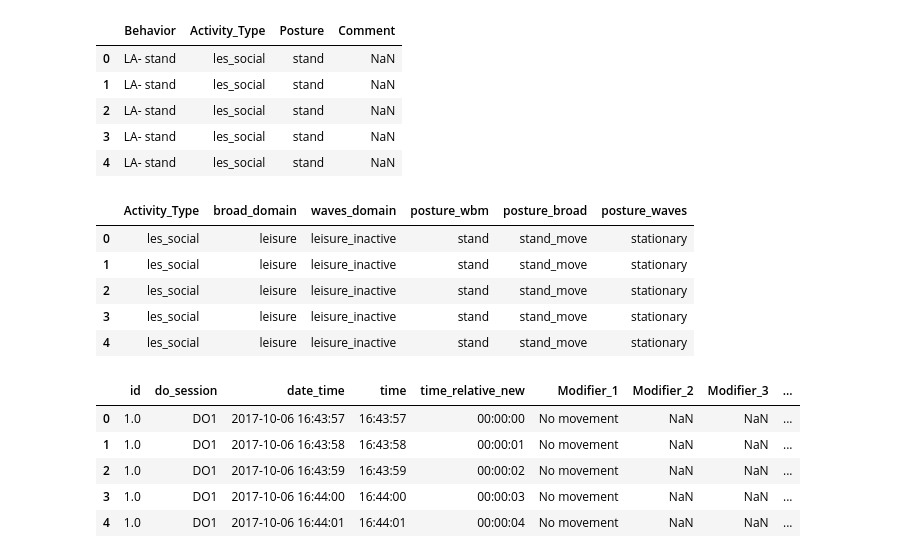
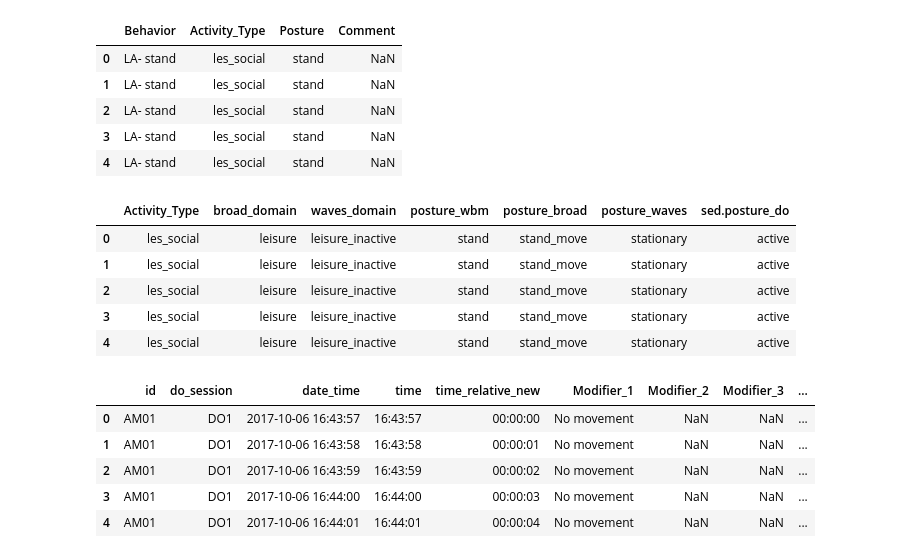
Before and after one commit to CameronWafer/WAVES, a Jupyter notebook: AM Full Code/AM_restart1.ipynb, the cells around one changed output. Drawn from its saved outputs; the diff is of its cells as text; code cells hidden in the pictures.

Commit message:
big updates, see docs WAVES Update 2/20/2026-3/3/2026

```diff
--- a/AM Full Code/AM_restart1.ipynb
+++ b/AM Full Code/AM_restart1.ipynb
@@ -875,46 +907,73 @@ activity_domain_map = {
 sec_by_sec["broad_domain"] = sec_by_sec["Activity_Type"].map(lambda x: activity_domain_map.get(x, (pd.NA, pd.NA))[0])
 sec_by_sec["waves_domain"] = sec_by_sec["Activity_Type"].map(lambda x: activity_domain_map.get(x, (pd.NA, pd.NA))[1])
 
+# Any refined sport labels (EX-*) should stay in exercise / active_time.
+ex_dyn_mask = sec_by_sec["Activity_Type"].astype("string").str.startswith("EX-").fillna(False)
+sec_by_sec.loc[ex_dyn_mask, "broad_domain"] = "exercise"
+sec_by_sec.loc[ex_dyn_mask, "waves_domain"] = "active_time"
+
 # Rename Posture -> posture_wbm if needed
 if "Posture" in sec_by_sec.columns and "posture_wbm" not in sec_by_sec.columns:
     sec_by_sec = sec_by_sec.rename(columns={"Posture": "posture_wbm"})
 
 # posture_wbm -> posture_broad / posture_waves
 posture_map = {
     "sitting": ("sedentary", "sedentary"),
     "lying": ("sedentary", "sedentary"),
     "kneel_squat": ("sedentary", "stationary"),
     "stretch": ("sport", "mixed_movement"),
     "stand": ("stand_move", "stationary"),
     "stand_move": ("stand_move", "stationary"),
     "walk": ("walk", "walking"),
     "walk_load": ("mod_walk", "walking"),
     "ascend": ("mod_walk", "mixed_movement"),
     "descend": ("mod_walk", "mixed_movement"),
     "running": ("running", "running"),
     "biking": ("biking", "cycling"),
     "sport_move": ("sport", "mixed_movement"),
     "muscle_strength": ("sport", "mixed_movement"),
     "not_coded": ("not_coded", "not_coded"),
 }
 
 sec_by_sec["posture_broad"] = sec_by_sec["posture_wbm"].map(lambda x: posture_map.get(x, (pd.NA, pd.NA))[0])
 sec_by_sec["posture_waves"] = sec_by_sec["posture_wbm"].map(lambda x: posture_map.get(x, (pd.NA, pd.NA))[1])
 
 # Sitting rule override for posture_waves
 is_sitting = sec_by_sec["posture_wbm"].eq("sitting")
 trav_mask = sec_by_sec["Activity_Type"].isin(["trav_drive", "trav_pass"])
 sec_by_sec.loc[is_sitting & trav_mask, "posture_waves"] = "sed_drive"
 sec_by_sec.loc[is_sitting & ~trav_mask, "posture_waves"] = "sedentary"
 
-sec_by_sec[["Activity_Type", "broad_domain", "waves_domain", "posture_wbm", "posture_broad", "posture_waves"]].head()
+# posture_wbm -> sed.posture_do (user-specified mapping)
+# sitting is split by activity type into sed_drive vs sedentary
+sed_posture_map = {
+    "lying": "sedentary",
+    "kneel_squat": "active",
+    "stretch": "active",
+    "stand": "active",
+    "stand_move": "active",
+    "walk": "active",
+    "walk_load": "active",
+    "ascend": "active",
+    "descend": "active",
+    "running": "active",
+    "biking": "active",
+    "sport_move": "active",
+    "muscle_strength": "active",
+    "not_coded": "active",
+}
+sec_by_sec["sed.posture_do"] = sec_by_sec["posture_wbm"].map(sed_posture_map)
+sec_by_sec.loc[is_sitting & trav_mask, "sed.posture_do"] = "sed_drive"
+sec_by_sec.loc[is_sitting & ~trav_mask, "sed.posture_do"] = "sedentary"
+
+sec_by_sec[["Activity_Type", "broad_domain", "waves_domain", "posture_wbm", "posture_broad", "posture_waves", "sed.posture_do"]].head()
 # %% [output]
-|  | Activity_Type | broad_domain | waves_domain | posture_wbm | posture_broad | posture_waves |
-| 0 | les_social | leisure | leisure_inactive | stand | stand_move | stationary |
-| 1 | les_social | leisure | leisure_inactive | stand | stand_move | stationary |
-| 2 | les_social | leisure | leisure_inactive | stand | stand_move | stationary |
-| 3 | les_social | leisure | leisure_inactive | stand | stand_move | stationary |
-| 4 | les_social | leisure | leisure_inactive | stand | stand_move | stationary |
+|  | Activity_Type | broad_domain | waves_domain | posture_wbm | posture_broad | posture_waves | sed.posture_do |
+| 0 | les_social | leisure | leisure_inactive | stand | stand_move | stationary | active |
+| 1 | les_social | leisure | leisure_inactive | stand | stand_move | stationary | active |
+| 2 | les_social | leisure | leisure_inactive | stand | stand_move | stationary | active |
+| 3 | les_social | leisure | leisure_inactive | stand | stand_move | stationary | active |
+| 4 | les_social | leisure | leisure_inactive | stand | stand_move | stationary | active |
 # %%
 # ------------------------------------------------------------
 # Final clean dataframe for WAVES
@@ -937,6 +996,7 @@ cols_order = [
     "waves_domain",
     "posture_broad",
     "posture_waves",
+    "sed.posture_do",
 ]
 
 waves_df_clean = sec_by_sec[[c for c in cols_order if c in sec_by_sec.columns]].copy()
@@ -946,11 +1006,12 @@ if "id" in waves_df_clean.columns:
     id_num = pd.to_numeric(waves_df_clean["id"], errors="coerce").astype("Int64")
     waves_df_clean["id"] = id_num.map(lambda x: f"AM{int(x):02d}" if pd.notna(x) else pd.NA)
 
+waves_df_clean_test = waves_df_clean.copy()
 waves_df_clean.head()
 # %% [output]
 |  | id | do_session | date_time | time | time_relative_new | Modifier_1 | Modifier_2 | Modifier_3 | ... |
-| 0 | 1.0 | DO1 | 2017-10-06 16:43:57 | 16:43:57 | 00:00:00 | No movement | NaN | NaN | ... |
-| 1 | 1.0 | DO1 | 2017-10-06 16:43:58 | 16:43:58 | 00:00:01 | No movement | NaN | NaN | ... |
-| 2 | 1.0 | DO1 | 2017-10-06 16:43:59 | 16:43:59 | 00:00:02 | No movement | NaN | NaN | ... |
-| 3 | 1.0 | DO1 | 2017-10-06 16:44:00 | 16:44:00 | 00:00:03 | No movement | NaN | NaN | ... |
-| 4 | 1.0 | DO1 | 2017-10-06 16:44:01 | 16:44:01 | 00:00:04 | No movement | NaN | NaN | ... |
+| 0 | AM01 | DO1 | 2017-10-06 16:43:57 | 16:43:57 | 00:00:00 | No movement | NaN | NaN | ... |
+| 1 | AM01 | DO1 | 2017-10-06 16:43:58 | 16:43:58 | 00:00:01 | No movement | NaN | NaN | ... |
+| 2 | AM01 | DO1 | 2017-10-06 16:43:59 | 16:43:59 | 00:00:02 | No movement | NaN | NaN | ... |
+| 3 | AM01 | DO1 | 2017-10-06 16:44:00 | 16:44:00 | 00:00:03 | No movement | NaN | NaN | ... |
+| 4 | AM01 | DO1 | 2017-10-06 16:44:01 | 16:44:01 | 00:00:04 | No movement | NaN | NaN | ... |
```
Also changed, not shown: parts of 6 cells of this notebook, 1 other file.
